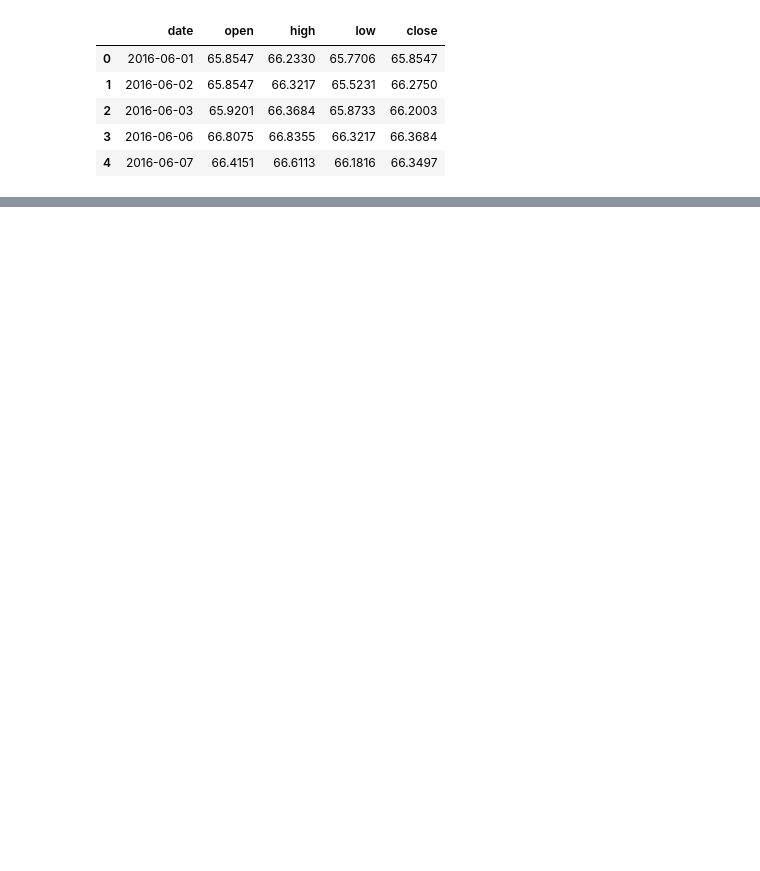
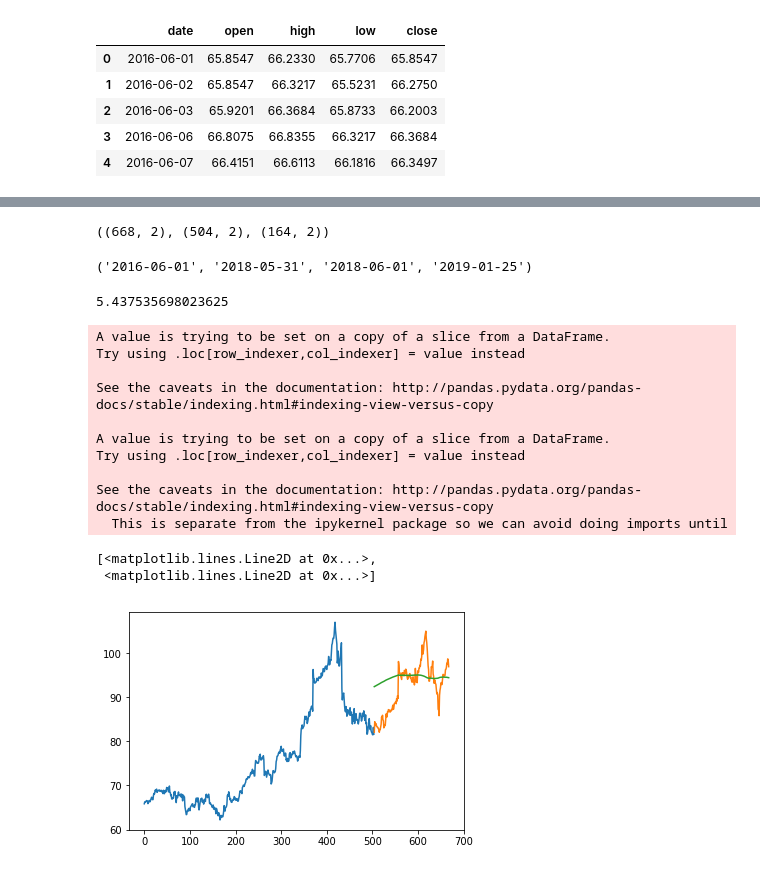
Before and after one commit to sankmish/Keras-Stock-Predictor, a Jupyter notebook: filter_data_and_models.ipynb, the cells around one changed output, grey strips where cells are left out. Saved outputs shown, nothing was run; the diff lists cells and outputs as text; code cells hidden in the pictures; blank space fills up the shorter version.

Commit message:
Updated repo and pushed Sanket's filtered data changes
Pushed Sanket's updated filtered data and train test split code. Deleted Meena's branch files that were pushed to master.

```diff
--- a/filter_data_and_models.ipynb
+++ b/filter_data_and_models.ipynb
@@ -56,0 +138,3 @@ filteredData.head()
+# %%
+movingAverageTrainEndIndex = endDateTrainIndex[0] - startDateIndex[0]
+print(movingAverageTrainEndIndex)
@@ -56,0 +143,3 @@ filteredData.head()
+# %%
+movingAverageTrainData = movingAverageData.loc[:(movingAverageTrainEndIndex-1)]
+movingAverageTrainData.head()
@@ -56,0 +153,3 @@ filteredData.head()
+# %%
+movingAverageTestData = movingAverageData.loc[movingAverageTrainEndIndex:]
+movingAverageTestData.head()
@@ -56,0 +163,41 @@ filteredData.head()
+# %%
+movingAverageData.shape, movingAverageTrainData.shape, movingAverageTestData.shape
+# %% [output]
+((668, 2), (504, 2), (164, 2))
+# %%
+movingAverageTrainData['date'].min(), movingAverageTrainData['date'].max(), movingAverageTestData['date'].min(), movingAverageTestData['date'].max()
+# %% [output]
+('2016-06-01', '2018-05-31', '2018-06-01', '2019-01-25')
+# %%
+#make predictions
+preds = []
+for i in range(0,len(movingAverageTestData)):
+    a = movingAverageTestData['close'][len(movingAverageTestData)-len(movingAverageTestData)+i:].sum() + sum(preds)
+    b = a/len(movingAverageTestData)
+    preds.append(b)
+# %%
+#calculate rmse
+rmse=np.sqrt(np.mean(np.power((np.array(movingAverageTestData['close'])-preds),2)))
+rmse
+# %% [output]
+5.437535698023625
+# %%
+#plot
+movingAverageTestData['Predictions'] = 0
+movingAverageTestData['Predictions'] = preds
+plt.plot(movingAverageTrainData['close'])
+plt.plot(movingAverageTestData[['close', 'Predictions']])
+# %% [output]
+A value is trying to be set on a copy of a slice from a DataFrame.
+Try using .loc[row_indexer,col_indexer] = value instead
+
+See the caveats in the documentation: http://pandas.pydata.org/pandas-docs/stable/indexing.html#indexing-view-versus-copy
+
+A value is trying to be set on a copy of a slice from a DataFrame.
+Try using .loc[row_indexer,col_indexer] = value instead
+
+See the caveats in the documentation: http://pandas.pydata.org/pandas-docs/stable/indexing.html#indexing-view-versus-copy
+  This is separate from the ipykernel package so we can avoid doing imports until
+[<matplotlib.lines.Line2D at 0x...>,
+ <matplotlib.lines.Line2D at 0x...>]
+[figure, added]
```
Also changed, not shown: parts of 18 cells of this notebook, 3 other files.
